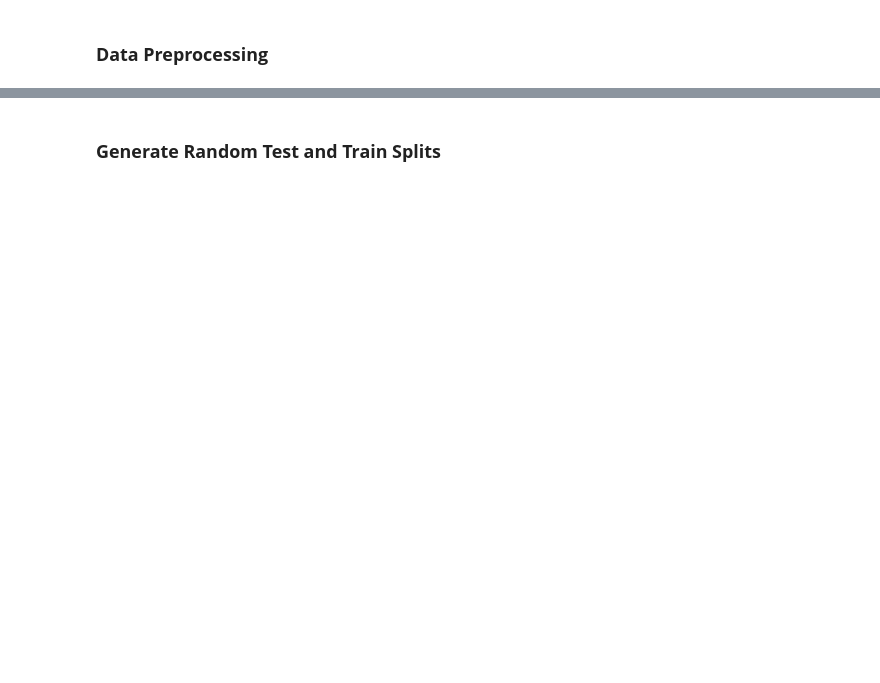
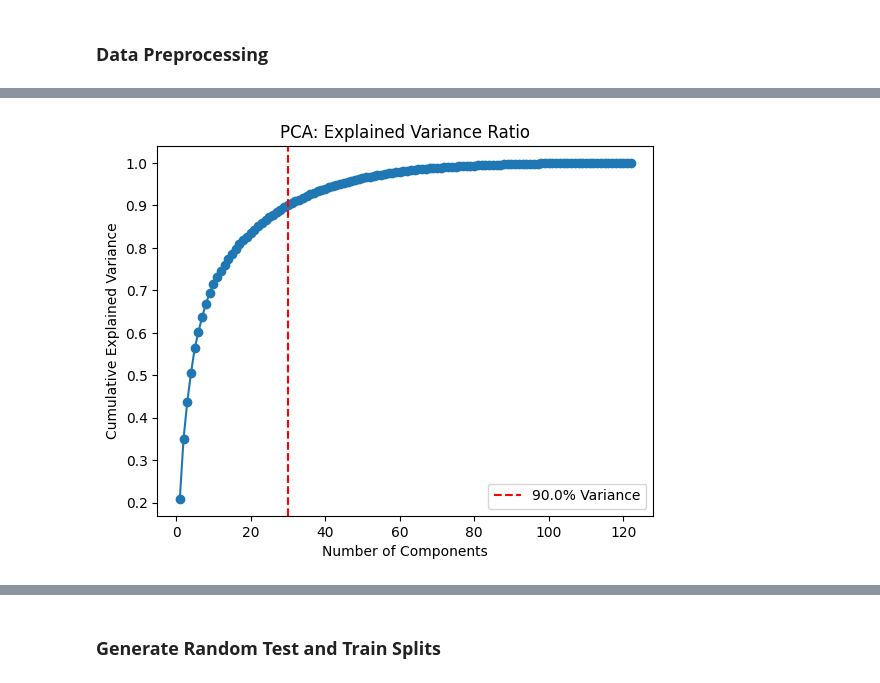
Before and after one commit to AnirudhBagalkotker/Communities_and_Crime_ML_Model, a Jupyter notebook: Team13_Assignment2.ipynb, the cells around one changed output, grey strips where cells are left out. Cells and saved outputs as stored; diff of their text form; code cells hidden in the pictures; blank space fills up the shorter version.

```diff
--- a/Team13_Assignment2.ipynb
+++ b/Team13_Assignment2.ipynb
@@ -83,6 +193,0 @@ df.head()
-# %%
-# Normalize the dataset (Check if the column name is not "Potability". if not then apply normalization)
-for col in df.columns:
-    if col != 'Potability':
-        df[col] = (df[col] - np.mean(df[col])) / np.std(df[col])
-df.head()
@@ -88,0 +207,39 @@ df.head()
+# %%
+# Performing PCA on the dataset
+target_variable = df['ViolentCrimesPerPop']
+features = df.drop(['ViolentCrimesPerPop'], axis=1)
+
+# Standardize the features
+standardized_features = (features - features.mean()) / features.std()
+
+# Calculate the covariance matrix
+cov_matrix = np.cov(standardized_features, rowvar=False)
+
+# Calculate the eigenvectors and eigenvalues
+eigenvalues, eigenvectors = np.linalg.eigh(cov_matrix)
+
+# Sort eigenvalues and corresponding eigenvectors in descending order
+sorted_indices = np.argsort(eigenvalues)[::-1]
+eigenvalues = eigenvalues[sorted_indices]
+eigenvectors = eigenvectors[:, sorted_indices]
+# %%
+# Calculate the explained variance ratio
+explained_variance_ratio = eigenvalues / np.sum(eigenvalues)
+
+# Cumulative explained variance
+cumulative_explained_variance = np.cumsum(explained_variance_ratio)
+
+# Find the number of components that explain at least 90% of the variance
+desired_explained_variance = 0.90
+num_components = np.argmax(cumulative_explained_variance >= desired_explained_variance) + 1
+
+# Plot the explained variance ratio
+plt.plot(range(1, len(explained_variance_ratio) + 1), cumulative_explained_variance, marker='o')
+plt.axvline(x=num_components, color='r', linestyle='--', label=f'{desired_explained_variance * 100}% Variance')
+plt.xlabel('Number of Components')
+plt.ylabel('Cumulative Explained Variance')
+plt.title('PCA: Explained Variance Ratio')
+plt.legend()
+plt.show()
+# %% [output]
+[figure, added]
```
Also changed, not shown: parts of 17 cells of this notebook, 1 other file.
